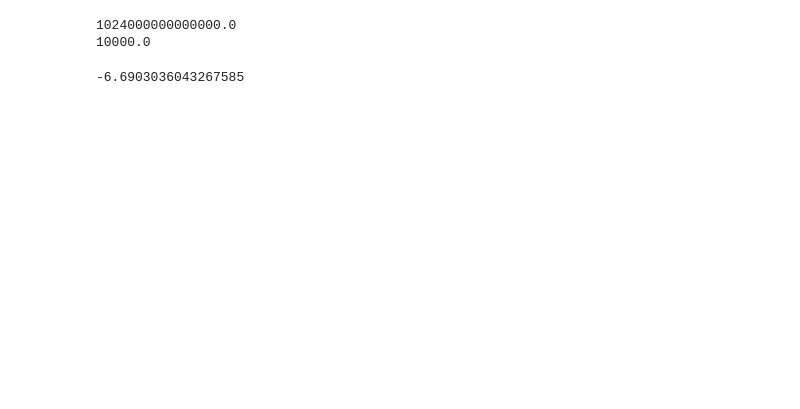
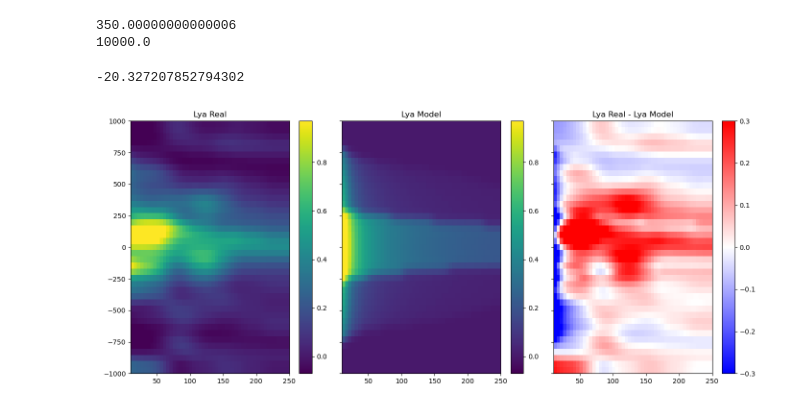
Before and after one commit to prusinski/galpair_model, a Jupyter notebook: chen+20_trimmed_box.ipynb, the cells around one changed output. Drawn from its saved outputs; the diff is of its cells as text; code cells hidden in the pictures; blank space fills up the shorter version.

```diff
--- a/chen+20_trimmed_box.ipynb
+++ b/chen+20_trimmed_box.ipynb
@@ -17,14 +15,14 @@ z = 2.3 # redshift
 Rs = 27 # kpc = Rvir = 90 kpc
 H = cosmo.H(z).to('km/s/kpc').value
 
-noise_level = 0.01
+noise_level = 0.02
 # print(H)
 # M_h = 1e12*u.M_sun
 # rho0 = 3*M_h/(4*np.pi*Rs**3) * 0.5
 # A = 8*np.pi*c.G*rho0*Rs**3/(1*u.kpc)
 A = 1.2e7 #* u.km**2/u.s**2
 
-bres = 2 # kpc
+bres = 5 # kpc
 min_b = 10 # kpc
 max_b = 250 # kpc
 bvec = np.arange(min_b, max_b, bres)
@@ -33,4 +31,4 @@ vrawsamp = np.arange(-1000, 1015, 30)
 bm, vm = np.meshgrid(bvec, vrawsamp)
 
 bvec_final = np.arange(min_b, max_b+2.5, 5)
-vvec_final = np.arange(-1000, 1050, 100)
+vvec_final = np.arange(-1000, 1025, 50)
@@ -285,7 +292,7 @@ def model(theta):
 
     return hmap_reshaped
 # %%
-lya_real = fits.open('lya_conv_240623.fits')[0].data
+lya_real = fits.open('lya_conv_240701.fits')[0].data
 # binterp_vec = np.arange(10,252.5,5)
 # vinterp_vec = np.arange(-1000, 1050, 100)
 # %%
@@ -293,29 +300,30 @@ def lnlike(theta, truth = lya_real):
     lya_model = model(theta)
     return -0.5 * np.nansum((lya_real - lya_model)**2), lya_model
 # %%
-theta = 585, -311, 0.2, 0.5, 0.1, 0.47 #vout, vin, aout, ain, gout, gin
+theta = 900, -300, 0.07, 0.2, 1, 0.5 #vout, vin, aout, ain, gout, gin
 likelihood, lya_model = lnlike(theta)
 print(likelihood)
 vmi, vma = -0.07, 0.97
 
 fig, ax = plt.subplots(1,3, figsize = (14,6), sharex=True, sharey=True)
 re = ax[0].imshow(lya_real, aspect='auto', origin='lower',
                   extent = [bvec_final.min(), bvec_final.max(), vvec_final.min(), vvec_final.max()], vmin = vmi, vmax = vma)
 fig.colorbar(re, ax=ax[0])
 ax[0].set_title('Lya Real')
 
 mod = ax[1].imshow(lya_model, aspect='auto', origin='lower',
                    extent = [bvec_final.min(), bvec_final.max(), vvec_final.min(), vvec_final.max()], vmin = vmi, vmax = vma)
 fig.colorbar(mod, ax=ax[1])
 ax[1].set_title('Lya Model')
 
 diff = ax[2].imshow(lya_real - lya_model, aspect='auto', origin='lower',
                     extent = [bvec_final.min(), bvec_final.max(), vvec_final.min(), vvec_final.max()], cmap='bwr', vmin=-0.3, vmax=0.3)
 fig.colorbar(diff, ax=ax[2])
 ax[2].set_title('Lya Real - Lya Model')
 fig.tight_layout()
 plt.show()
 # %% [output]
-1024000000000000.0
+350.00000000000006
 10000.0
--6.6903036043267585
+-20.327207852794302
+[figure, added]
```
Also changed, not shown: parts of 3 cells of this notebook, 2 other files.
